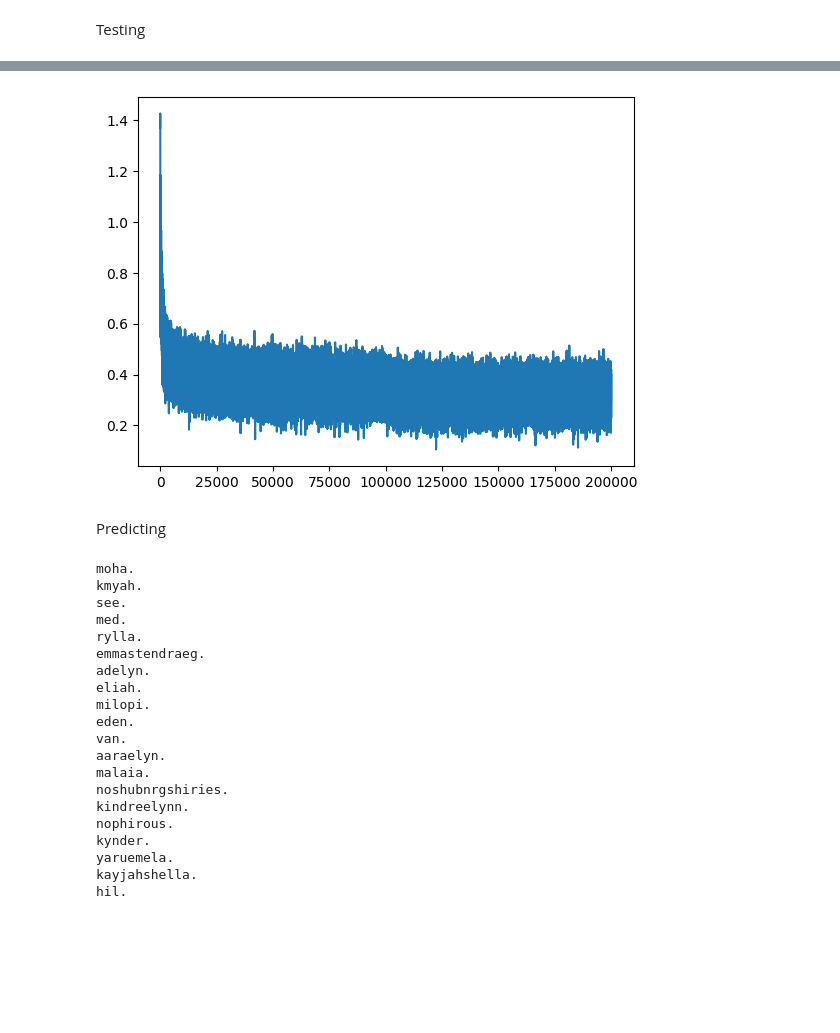
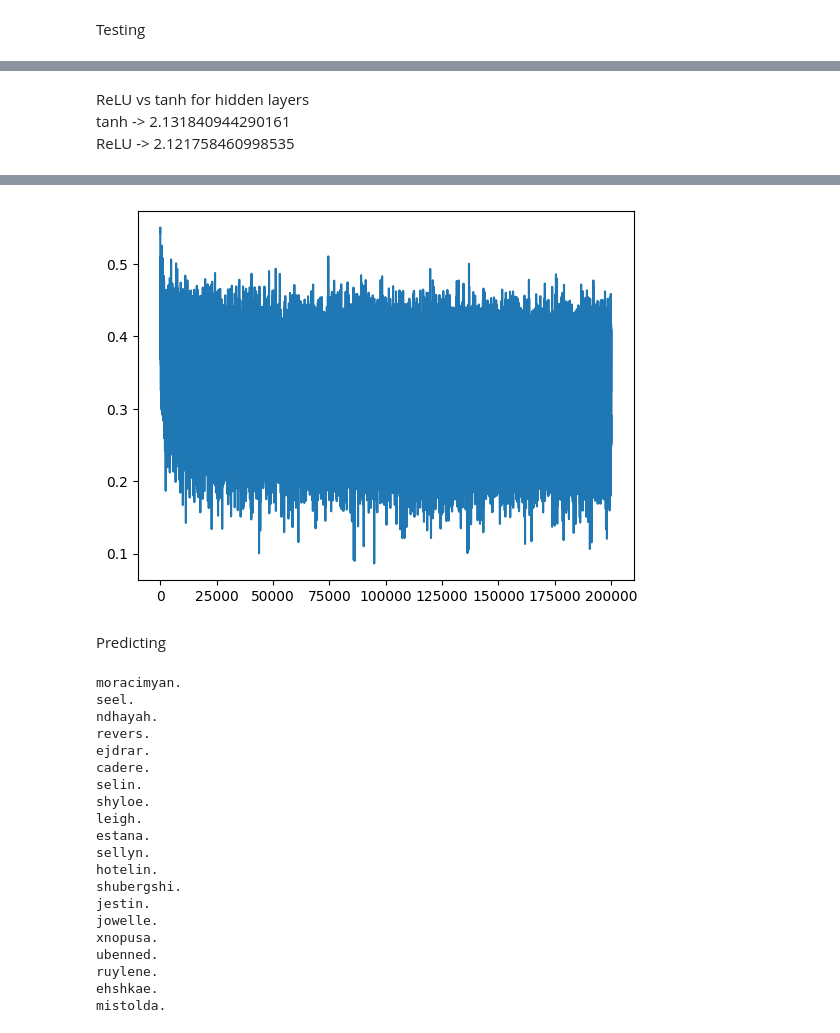
Before and after one commit to RISHIT7/ML-Material, a Jupyter notebook: NeuralNet/makemore-mlp.ipynb, the cells around one changed output, grey strips where cells are left out. Saved outputs shown, nothing was run; the diff lists cells and outputs as text; code cells hidden in the pictures; blank space fills up the shorter version.

```diff
--- a/NeuralNet/makemore-mlp.ipynb
+++ b/NeuralNet/makemore-mlp.ipynb
@@ -81,9 +81,9 @@ def initialize_parameters(char: list[str], embedding_size: int, context_length:
 
     vocab_length = len(char)+1
     C = torch.randn((vocab_length, embedding_size), generator = g) # embedding matrix, with size (vocab_size, embedding_size)
-    W1 = torch.randn((context_length*embedding_size, hidden_layer_length), generator = g)
+    W1 = torch.randn((context_length*embedding_size, hidden_layer_length), generator = g) * 0.01
     b1 = torch.randn(hidden_layer_length, generator = g)
-    W2 = torch.randn((hidden_layer_length, vocab_length), generator = g)
+    W2 = torch.randn((hidden_layer_length, vocab_length), generator = g) * 0.01
     b2 = torch.randn(vocab_length, generator = g)
 
     return C, W1, b1, W2, b2
@@ -95,14 +95,14 @@ def params_count(parameters: list[torch.tensor]) -> int:
 # %% [markdown]
 ### Optimization
 # %%
-def optimize(parameters: list[torch.tensor], Xtr: torch.tensor, Ytr: torch.tensor, num_iterations:int, var_lr: bool = False, diagnose: bool = False) -> list[torch.tensor]:
+def optimize(parameters: list[torch.tensor], Xtr: torch.tensor, Ytr: torch.tensor, num_iterations:int, embedding_size:int , context_length:int,var_lr: bool = False, diagnose: bool = False) -> list[torch.tensor]:
     # setting up
     C, W1, b1, W2, b2 = parameters
     for p in parameters:
         p.requires_grad = True
 
     if var_lr:
-        lre = torch.linspace(-3, 0, 1000)
+        lre = torch.linspace(-3, 0, num_iterations)
         lrs = 10**lre
         lri = []
 
@@ -125,7 +125,7 @@ def optimize(parameters: list[torch.tensor], Xtr: torch.tensor, Ytr: torch.tenso
         # embedding.shape = [batch_size, context_length, embedding_size] and outputs are embeddings!
         emb = C[Xtr[ix]] # (32, 3, 10)
         # thus here, W1 must be [embedding_size, output_neurons]
-        h = torch.tanh(emb.view(-1, 30) @ W1 + b1) # (32, 100) for hidden_layer h
+        h = F.relu(emb.view(-1, embedding_size*context_length) @ W1 + b1) # (32, 100) for hidden_layer h
         # thus here, W2 must be [input_neurons, output_neurons]
         logits = h @ W2 + b2 # (32, 27) [batch_size, vocab_length]
         loss = F.cross_entropy(logits, Ytr[ix])
@@ -137,11 +137,13 @@ def optimize(parameters: list[torch.tensor], Xtr: torch.tensor, Ytr: torch.tenso
         loss.backward()
 
         if (i%(num_iterations*0.1) == 0):
-            print(f"===============\nepoch = {i}\n===============")
+            print(f"===============\nepoch = {i} loss = {loss.item()}\n===============")
 
         # update
-        # lr = lrs[i]
-        lr = 0.1 if i < 100_000 else 0.01
+        if (var_lr):
+            lr = lrs[i]
+        else:
+            lr = 0.1 if i < num_iterations*(0.15) else 0.01
         for p in parameters:
             p.data += -lr*p.grad
 
@@ -199,12 +201,12 @@ def model(words: list[str], embedding_size: int, context_length: int, num_iterat
     Xtr, Ytr, Xdev, Ydev, Xte, Yte = train_dev_test_split(words, context_length)
     params = initialize_parameters(char, embedding_size, context_length)
     # print(params_count(params))
-    params = optimize(params, Xtr, Ytr, num_iterations, diagnose = diagnose)
+    params = optimize(params, Xtr, Ytr, num_iterations, embedding_size, context_length, var_lr = False, diagnose = diagnose)
 
     if (diagnose):
-        print(f"training loss: {calculate_loss(Xtr, Ytr, params)}")
-        print(f"dev loss: {calculate_loss(Xdev, Ydev, params)}")
-        print(f"test loss: {calculate_loss(Xte, Yte, params)}")
+        print(f"training loss: {calculate_loss(Xtr, Ytr, embedding_size, context_length ,params)}")
+        print(f"dev loss: {calculate_loss(Xdev, Ydev,embedding_size, context_length, params)}")
+        print(f"test loss: {calculate_loss(Xte, Yte,embedding_size, context_length, params)}")
     return params
 # %% [markdown]
 Testing
@@ -211,4 +249,8 @@ Testing
+# %% [markdown]
+ReLU vs tanh for hidden layers \
+tanh -> 2.131840944290161 \
+ReLU -> 2.121758460998535
 # %%
-params = model(words, embedding_size = 10, context_length = 3, num_iterations = 200_000, diagnose = True)
+params = model(words, embedding_size = 5, context_length = 6, num_iterations = 200000, diagnose = True)
 # %% [output]
 ===============
@@ -231,26 +273,26 @@ test loss: 2.163148880004883
-[figure, old version]
+[figure, new version]
 # %% [markdown]
 Predicting
 # %%
-sample(params, 3)
+sample(params, 6)
 # %% [output]
-moha.
-kmyah.
-see.
-med.
-rylla.
-emmastendraeg.
-adelyn.
-eliah.
-milopi.
-eden.
-van.
-aaraelyn.
-malaia.
-noshubnrgshiries.
-kindreelynn.
-nophirous.
-kynder.
-yaruemela.
-kayjahshella.
-hil.
+moracimyan.
+seel.
+ndhayah.
+revers.
+ejdrar.
+cadere.
+selin.
+shyloe.
+leigh.
+estana.
+sellyn.
+hotelin.
+shubergshi.
+jestin.
+jowelle.
+xnopusa.
+ubenned.
+ruylene.
+ehshkae.
+mistolda.
```
Also changed, not shown: parts of 9 cells of this notebook.
